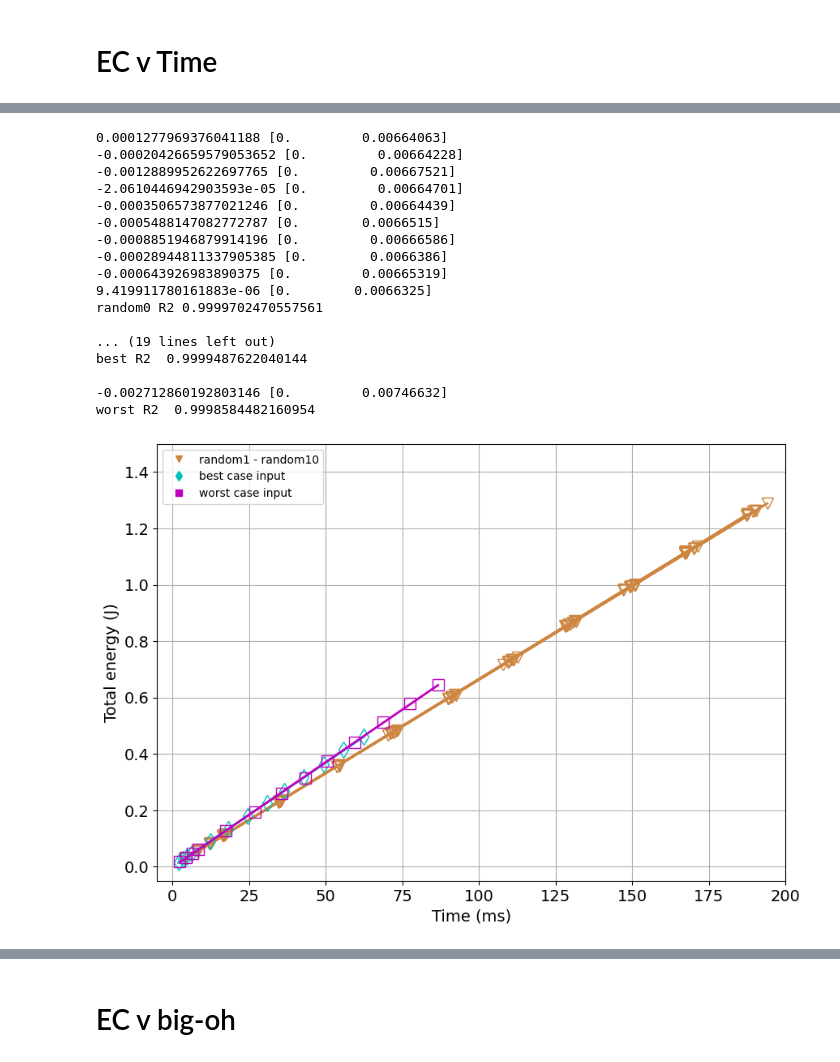
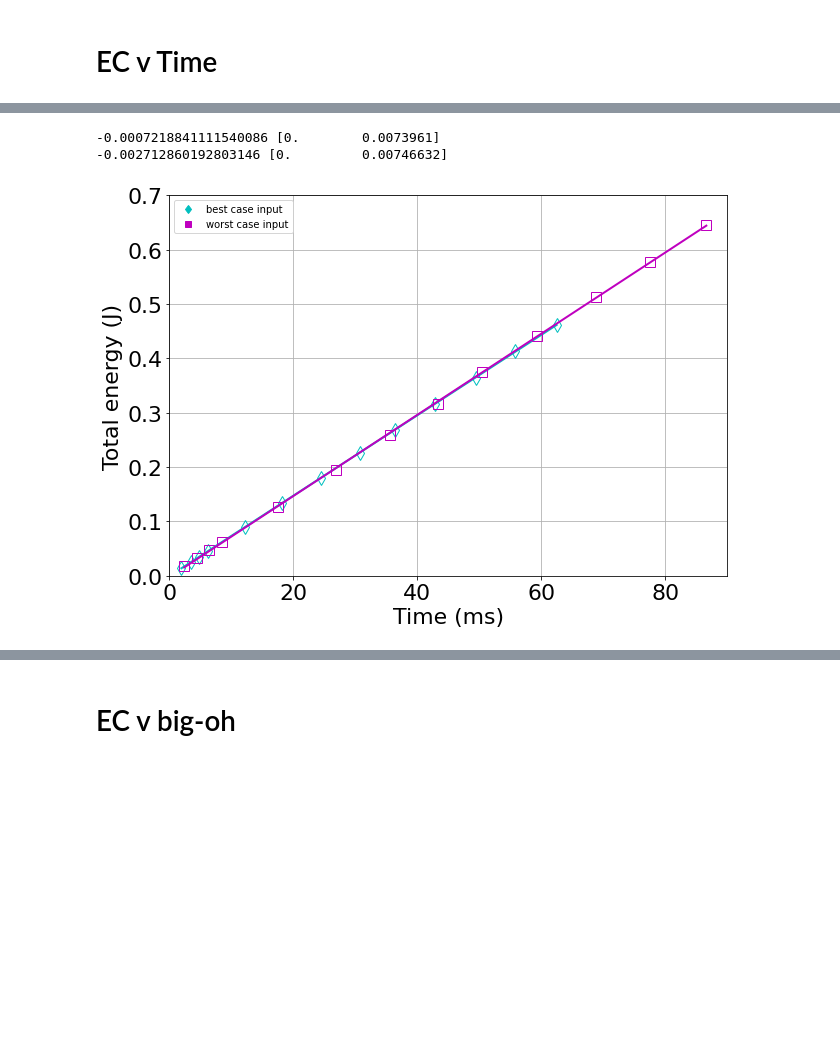
Before and after one commit to hrallil/RAPL_measurements, a Jupyter notebook: Java/FinalResults/FinalAnalysis/MergeMajaTest.ipynb, the cells around one changed output, grey strips where cells are left out. Drawn from its saved outputs; the diff is of its cells as text; code cells hidden in the pictures; blank space fills up the shorter version.

```diff
--- a/Java/FinalResults/FinalAnalysis/MergeMajaTest.ipynb
+++ b/Java/FinalResults/FinalAnalysis/MergeMajaTest.ipynb
@@ -711,46 +749,29 @@ best R2  0.9998685573198899
 # %%
 plt.figure(figsize=(10,7))
 color = "red"
 
 Rs = []
 
-for i in range(1,11):
-    Rs.append(polyReg(dfMergeMean16[dfMergeMean16["Input case"] == f"random{i}"]["Time - readCSV"], dfMergeMean16[dfMergeMean16["Input case"] == f"random{i}"]["full EC"],1, f"Random{i} case input", "peru",dots="v"))
-plt.plot(-100,0,"v", color="peru",label="random1 - random10")
-for i in range(len(Rs)):
-    print(f"random{i} R2", Rs[i][1], " \n")
+plt.plot(-100,0,"d", color="c",label="best case input")
+plt.plot(-100,0,"s", color="m",label="worst case input")
+
 best = polyReg(dfMergeMean16[dfMergeMean16["Input case"] == "best"]["Time - readCSV"], dfMergeMean16[dfMergeMean16["Input case"] == "best"]["full EC"],1, "Merge time for best case input", "c",dots="d")
-plt.plot(-100,0,"d", color="c",label="best case input")
-print(f"best R2 ", best[1], "\n")
 worst = polyReg(dfMergeMean16[dfMergeMean16["Input case"] == "worst"]["Time - readCSV"], dfMergeMean16[dfMergeMean16["Input case"] == "worst"]["full EC"],1, "Merge time for worst case input", "m",dots="s")
-plt.plot(-100,0,"s", color="m",label="worst case input")
-print(f"worst R2 ", worst[1], "\n")
+
+#print(f"best R2 ", best[1], "\n")
+#print(f"worst R2 ", worst[1], "\n")
+
 #plt.title("Merge sort energy consumption vs wall time, with linear regression.")
-plt.ylabel("Total energy (J)", fontsize = 14)
-plt.xlabel("Time (ms)", fontsize = 14)
-plt.rc('xtick', labelsize= 14)
-plt.rc('ytick', labelsize= 14)
-plt.xlim(-5, 200)
-plt.ylim(-0.05, 1.5)
+plt.ylabel("Total energy (J)", fontsize = 22)
+plt.xlabel("Time (ms)", fontsize = 22)
+plt.rc('xtick', labelsize= 22)
+plt.rc('ytick', labelsize= 22)
+plt.xlim(0, 90)
+plt.ylim(0, 0.7)
 plt.legend()
 plt.grid()
 plt.show()
 # %% [output]
-0.0001277969376041188 [0.         0.00664063]
--0.00020426659579053652 [0.         0.00664228]
--0.0012889952622697765 [0.         0.00667521]
--2.0610446942903593e-05 [0.         0.00664701]
--0.0003506573877021246 [0.         0.00664439]
--0.0005488147082772787 [0.        0.0066515]
--0.0008851946879914196 [0.         0.00666586]
--0.00028944811337905385 [0.        0.0066386]
--0.000643926983890375 [0.         0.00665319]
-9.419911780161883e-06 [0.        0.0066325]
-random0 R2 0.9999702470557561
-
-... (19 lines left out)
-best R2  0.9999487622040144
-
+-0.0007218841111540086 [0.        0.0073961]
 -0.002712860192803146 [0.         0.00746632]
-worst R2  0.9998584482160954
-[figure, old version]
+[figure, new version]
```
Also changed, not shown: parts of 25 cells of this notebook, 2 other files.
